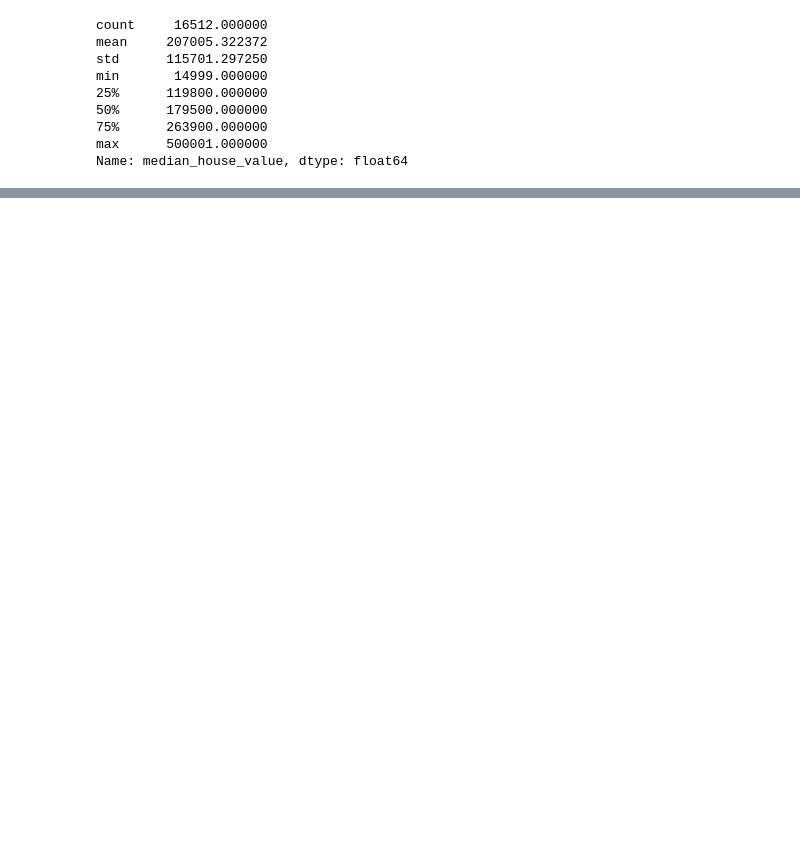
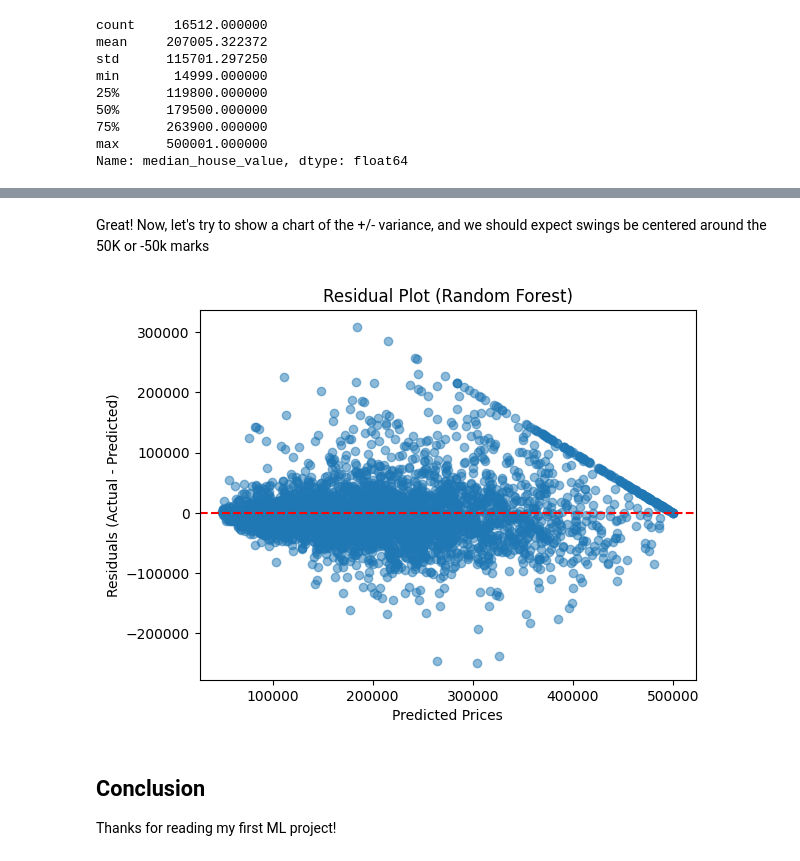
Before and after one commit to martn2023/housing-prices-ML-supervised-learning, a Jupyter notebook: 4_data_prep_model_selection_and_evaluation.ipynb, the cells around one changed output, grey strips where cells are left out. Saved outputs shown, nothing was run; the diff lists cells and outputs as text; code cells hidden in the pictures; blank space fills up the shorter version.

```diff
--- a/4_data_prep_model_selection_and_evaluation.ipynb
+++ b/4_data_prep_model_selection_and_evaluation.ipynb
@@ -540,0 +675,18 @@ Bottomline, the data set allows you to see a trend but not a reliable price poin
+# %% [markdown]
+Great! Now, let's try to show a chart of the +/- variance, and we should expect swings be centered around the 50K or -50k marks
+# %%
+# Calculate residuals
+residuals = y_test - final_predictions
+
+# Create a scatter plot of residuals
+plt.scatter(final_predictions, residuals, alpha=0.5)
+plt.axhline(0, color='r', linestyle='--')
+plt.xlabel("Predicted Prices")
+plt.ylabel("Residuals (Actual - Predicted)")
+plt.title("Residual Plot (Random Forest)")
+plt.show()
+# %% [output]
+[figure, added]
+# %% [markdown]
+## Conclusion
+Thanks for reading my first ML project!
```
Also changed, not shown: parts of 36 cells of this notebook, 3 other files.
